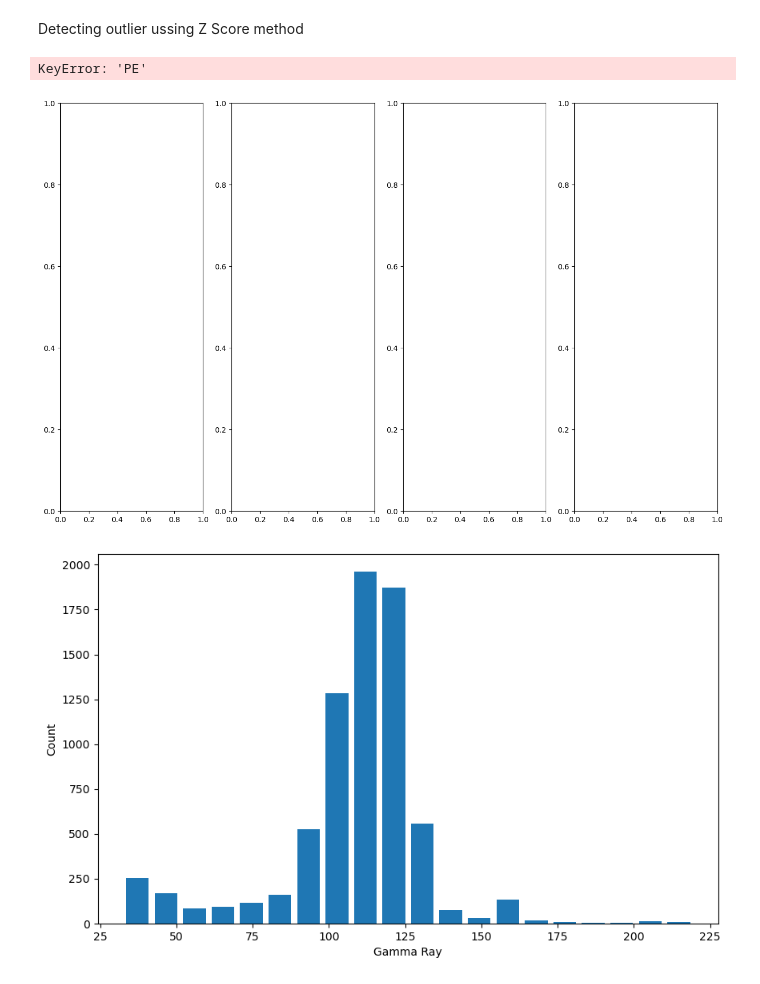
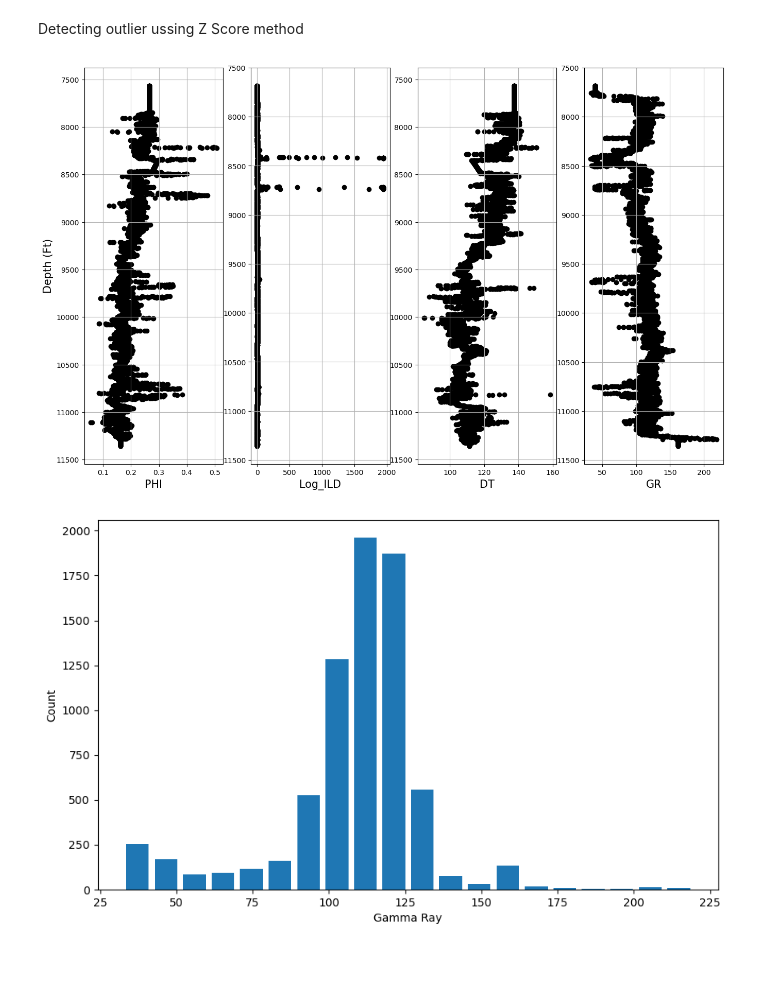
Before and after one commit to Egbetimmy/MSc-Project, a Jupyter notebook: data engineering.ipynb, the cells around one changed output. Saved outputs shown, nothing was run; the diff lists cells and outputs as text; code cells hidden in the pictures.

```diff
--- a/data engineering.ipynb
+++ b/data engineering.ipynb
@@ -80,21 +80,20 @@ import matplotlib
 from matplotlib import pyplot as plt
 %matplotlib inline
 matplotlib.rcParams['figure.figsize'] = (10,6)
-# %%
-fig, ax = plt.subplots(nrows=1,ncols=4,figsize=(16,10),linewidth=3)
-
-curves = ['PE','ILD','CILD','GR']
-
-for i in range(len(curves)):
-    ax[i].scatter(df[curves[i]],df['DEPT'],c='k')
-    ax[i].set_xlabel(curves[i],fontsize=15)
-    ax[0].set_ylabel('Depth (Ft)',fontsize=15)
-    ax[i].yaxis.grid(True)
-    ax[i].xaxis.grid(True)
-    ax[i].invert_yaxis()
-# %% [output]
-KeyError: 'PE'
-[figure, removed]
+# %%
+fig, ax = plt.subplots(nrows=1,ncols=4,figsize=(16,10),linewidth=3)
+
+curves = ['PHI','Log_ILD','DT','GR']
+
+for i in range(len(curves)):
+    ax[i].scatter(df[curves[i]],df['Depth'],c='k')
+    ax[i].set_xlabel(curves[i],fontsize=15)
+    ax[0].set_ylabel('Depth (Ft)',fontsize=15)
+    ax[i].yaxis.grid(True)
+    ax[i].xaxis.grid(True)
+    ax[i].invert_yaxis()
+# %% [output]
+[figure, added]
 # %%
 plt.hist(data.GR, bins=20, rwidth=0.8)
 plt.xlabel('Gamma Ray')
```
Also changed, not shown: parts of 48 cells of this notebook.
